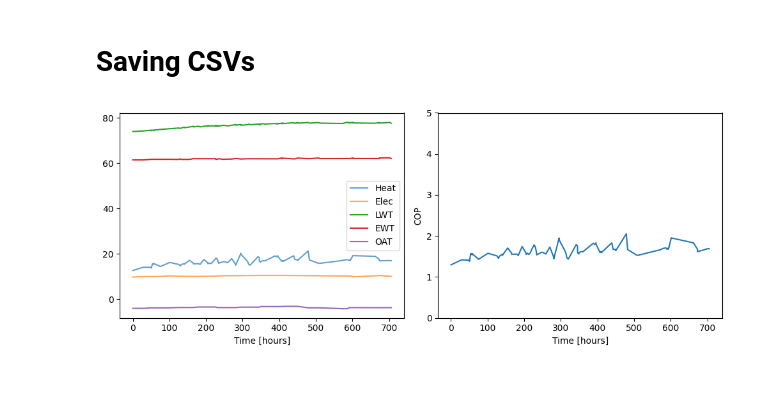
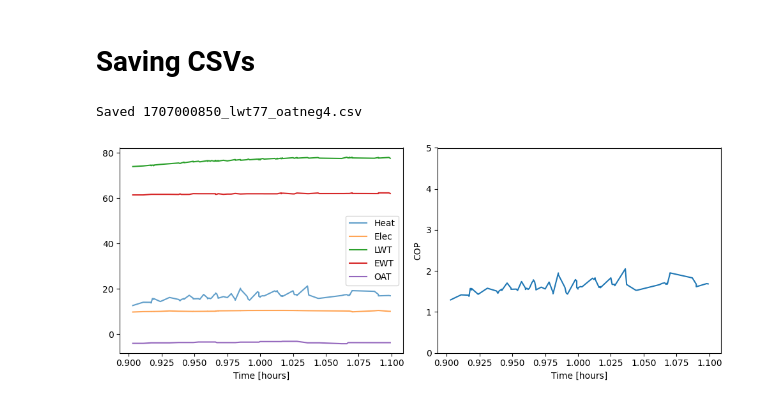
Before and after one commit to thegridelectric/gridworks-journalkeeper, a Jupyter notebook: src/gjk/data_processing/estimating_COP.ipynb, the cells around one changed output. Saved outputs shown, nothing was run; the diff lists cells and outputs as text; code cells hidden in the pictures.

```diff
--- a/src/gjk/data_processing/estimating_COP.ipynb
+++ b/src/gjk/data_processing/estimating_COP.ipynb
@@ -327,12 +327,9 @@ def crop(min, max, df=final, save=False):
     df_crop = df_crop[df_crop.time > min]
     df_crop = df_crop[df_crop.time < max]
 
-    df_crop['time'] = df_crop['time_dt'].astype('int64')
-    df_crop['time'] = (df_crop['time'] - list(df_crop['time'])[0]) / 1e9
-
     # Create file name
     timestamp = int(list(df_crop.time_dt)[0].timestamp())
-    csv_name = f"COP_lwt{round(np.mean(df_crop.lwt))}_oat{round(list(df_crop.oat)[0])}_{timestamp}.csv".replace('-','neg')
+    csv_name = f"{timestamp}_lwt{round(np.mean(df_crop.lwt))}_oat{round(list(df_crop.oat)[0])}.csv".replace('-','neg')
 
     fig, (ax1, ax2) = plt.subplots(1, 2, figsize=(10, 4))
     ax1.plot(df_crop.time, df_crop.Q_HP, alpha=0.7, label='Heat')
@@ -346,13 +343,15 @@ def crop(min, max, df=final, save=False):
     ax2.set_xlabel('Time [hours]')
     ax2.set_ylabel('COP')
     ax2.set_ylim([0, 5])
+    plt.tight_layout()
 
-    plt.tight_layout()
     if save:
 
         plt.savefig(f"data/{csv_name.replace('.csv','.png')}")
 
         if csv_name not in os.listdir('data/') and len(df_crop)<1000:
+            df_crop['time'] = df_crop['time_dt'].astype('int64')
+            df_crop['time'] = (df_crop['time'] - list(df_crop['time'])[0]) / 1e9
             df_crop.to_csv(f'data/{csv_name}')
             print(f"Saved {csv_name}")
         else:
@@ -365,9 +364,10 @@ def crop(min, max, df=final, save=False):
 
     display(df_crop.head())
 # %%
-crop(0.9, 1.1, save=False)
+crop(0.9, 1.1, save=True)
 # %% [output]
+Saved 1707000850_lwt77_oatneg4.csv
-[figure, old version]
+[figure, new version]
 |  | time_dt | time | oat | oat_herbie | ewt | lwt | delta_t | flowrate | odu | idu | Q_HP | ... |
 | 499 | 2024-02-03 22:54:10.799999952 | 0.0 | -4.074 | -5.08 | 61.434 | 73.955 | 12.521 | 3.816 | 7.110 | 2.639 | 12.622 | ... |
 | 500 | 2024-02-03 22:54:39.599999905 | 28.8 | -4.074 | -5.08 | 61.434 | 74.216 | 12.782 | 4.165 | 7.081 | 2.839 | 14.064 | ... |
```
